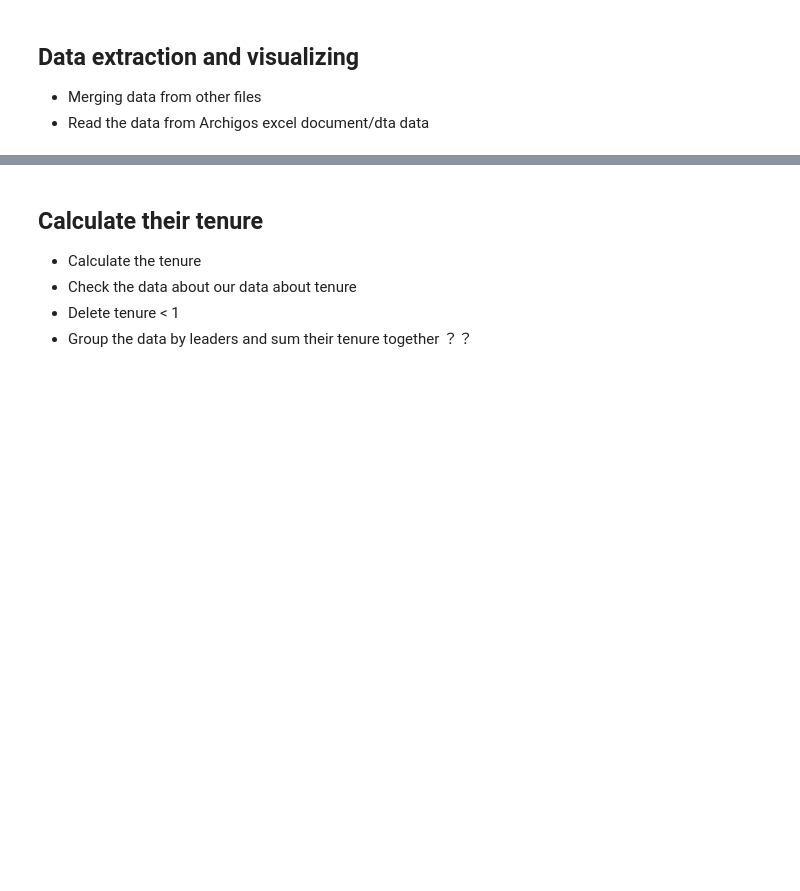
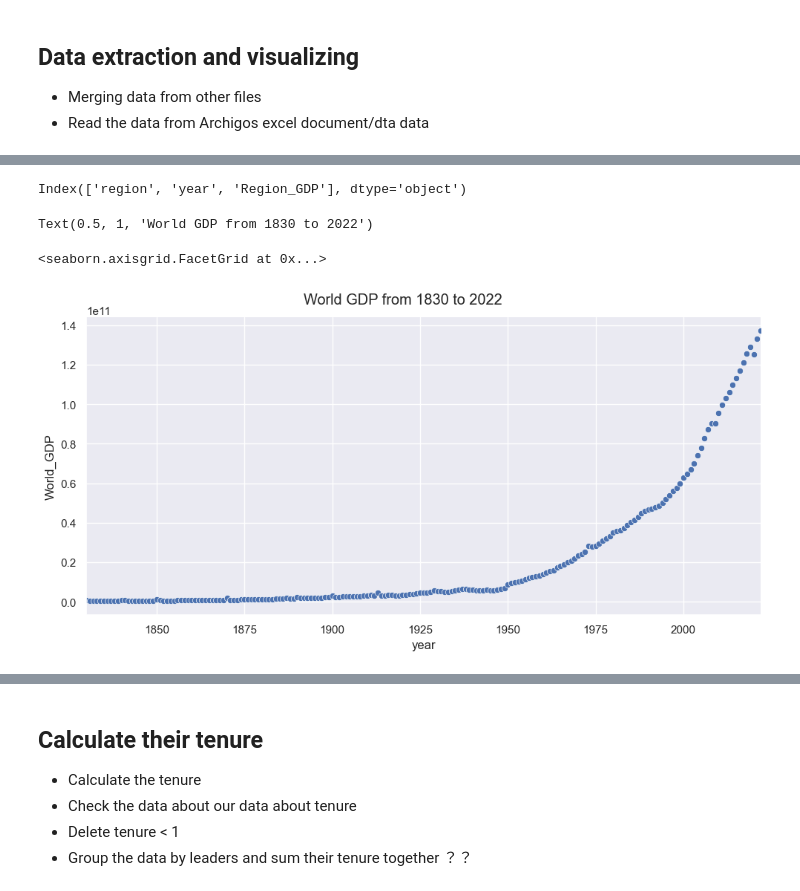
Before and after one commit to ShuaiZhao1/Analysing-Political-Executives-With-AI-data-processing, a Jupyter notebook: Notebooks/1-Data_extraction_and_visualizing.ipynb, the cells around one changed output, grey strips where cells are left out. Drawn from its saved outputs; the diff is of its cells as text; code cells hidden in the pictures; blank space fills up the shorter version.

```diff
--- a/Notebooks/1-Data_extraction_and_visualizing.ipynb
+++ b/Notebooks/1-Data_extraction_and_visualizing.ipynb
@@ -82,0 +157,26 @@ the string values returned are correct.
+# %%
+data_region = data_region[data_region['Region_GDP'] != 0]
+
+data_world = data_world[data_world['World_GDP'] != 0]
+# %%
+data_region.columns
+# %% [output]
+Index(['region', 'year', 'Region_GDP'], dtype='object')
+# %%
+# Apply the default theme
+sns.set_theme()
+
+# Create a visualization
+g = sns.relplot(
+    data=data_world,
+    x="year", y="World_GDP", aspect=2
+)
+
+g.fig.suptitle('World GDP from 1830 to 2022', y=1)  # Adjust y to avoid overlap with the plot
+
+# Set x-axis limits using the FacetGrid object
+g.set(xlim=(1830, 2022))
+# %% [output]
+Text(0.5, 1, 'World GDP from 1830 to 2022')
+<seaborn.axisgrid.FacetGrid at 0x...>
+[figure, added]
```
Also changed, not shown: parts of 34 cells of this notebook, 14 other files.
